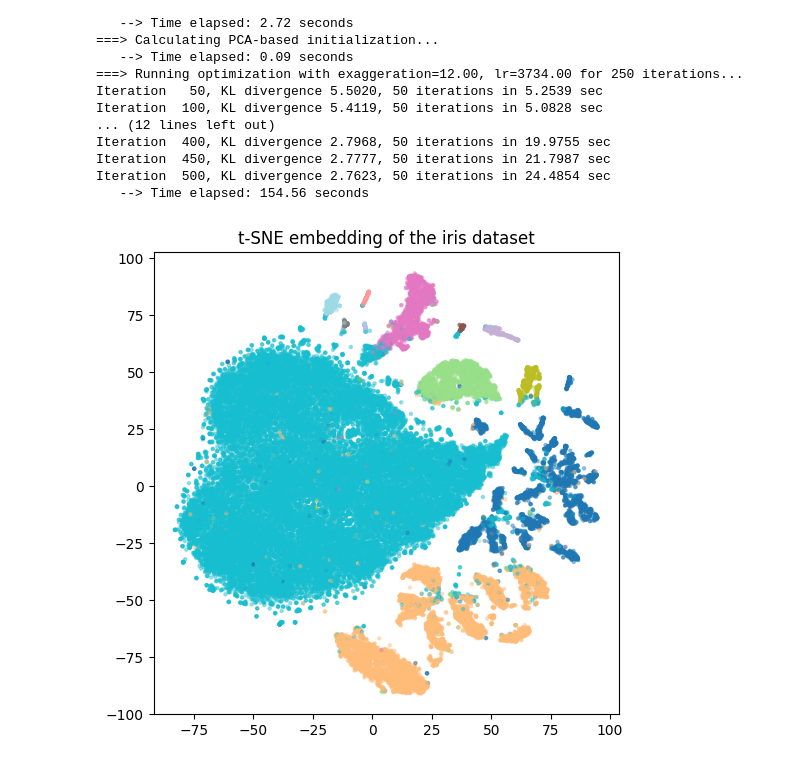
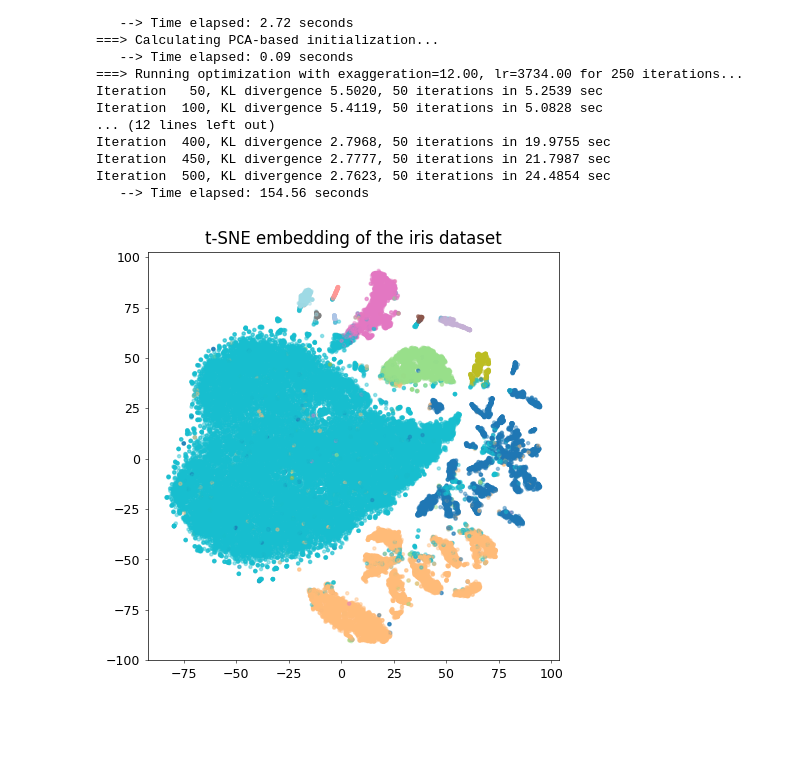
Before and after one commit to giSolve/thesis, a Jupyter notebook: code/notebooks/quick_notes.ipynb, the cells around one changed output. Saved outputs shown, nothing was run; the diff lists cells and outputs as text; code cells hidden in the pictures; blank space fills up the shorter version.

```diff
--- a/code/notebooks/quick_notes.ipynb
+++ b/code/notebooks/quick_notes.ipynb
@@ -81,16 +83,37 @@ import matplotlib.pyplot as plt
+# %%
+def set_plot_style():
+    plt.rcParams.update({
+        "font.size": 10,         # Base font size
+        "axes.titlesize": 12,    # Title size
+        "axes.labelsize": 11,    # Label size
+        "xtick.labelsize": 9,    # Tick labels
+        "ytick.labelsize": 9,
+        "legend.fontsize": 10,   # Legend font size
+        "figure.figsize": (5.3, 4),  # Default figure size (adjustable height)
+        "savefig.dpi": 300,      # High-quality figures
+        "axes.grid": False,       # Enable grid
+        "axes.linewidth": 0.5,     # Axis border thickness
+        "xtick.major.size": 2,   # Major tick size
+        "ytick.major.size": 2,
+        "xtick.major.width": 0.4, # Tick width
+        "ytick.major.width": 0.4,
+        "lines.linewidth": 1.5,   # Line thickness
+        "lines.markersize": 5     # Marker size
+    })
 # %%
 # visualize embedding after early exaggeration
-fig = plt.figure(figsize=(6,6))
+set_plot_style()
+fig = plt.figure(figsize=(5.3, 5.3))
 ax = fig.add_subplot(1, 1, 1, title='t-SNE embedding of the iris dataset')
 # Create the scatter
 ax.scatter(
     x=embedding_train[:,0],
     y=embedding_train[:,1],
     c=y_numeric,
     cmap=plt.colormaps.get_cmap('tab20'),
     alpha=0.4,
     s=5
     )
 plt.show()
 # %% [output]
-[figure, old version]
+[figure, new version]
```
Also changed, not shown: parts of 1 cell of this notebook, 5 other files.
